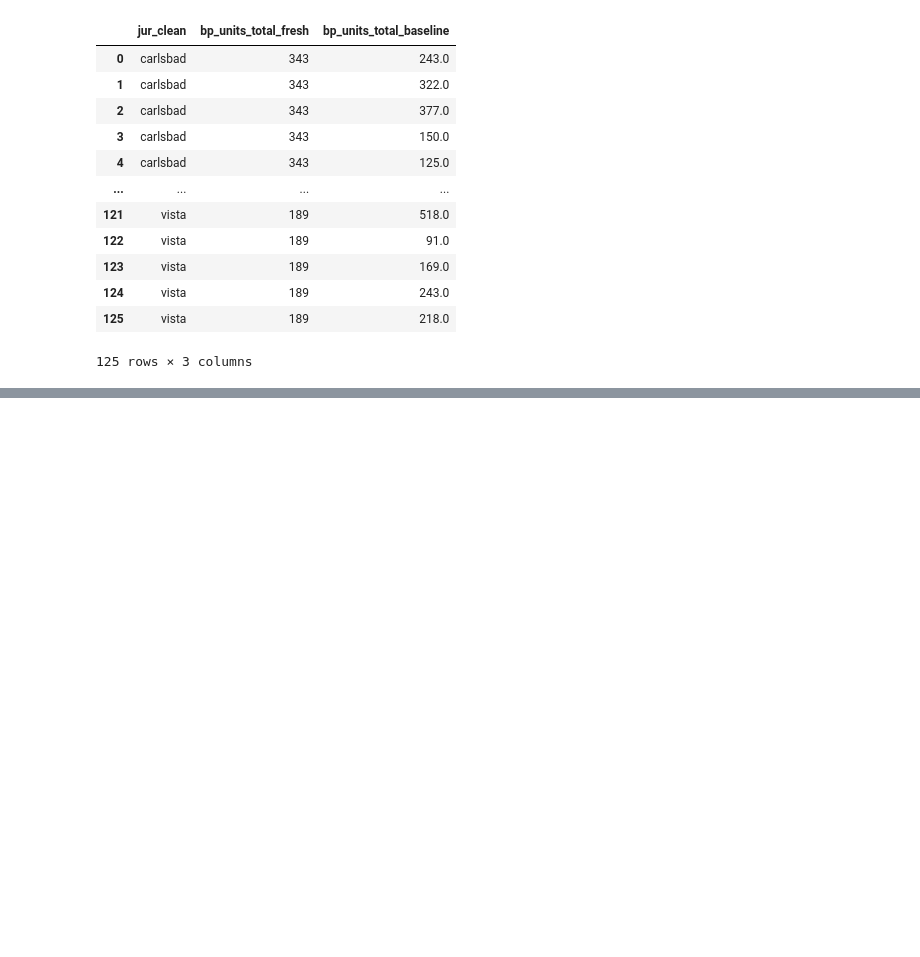
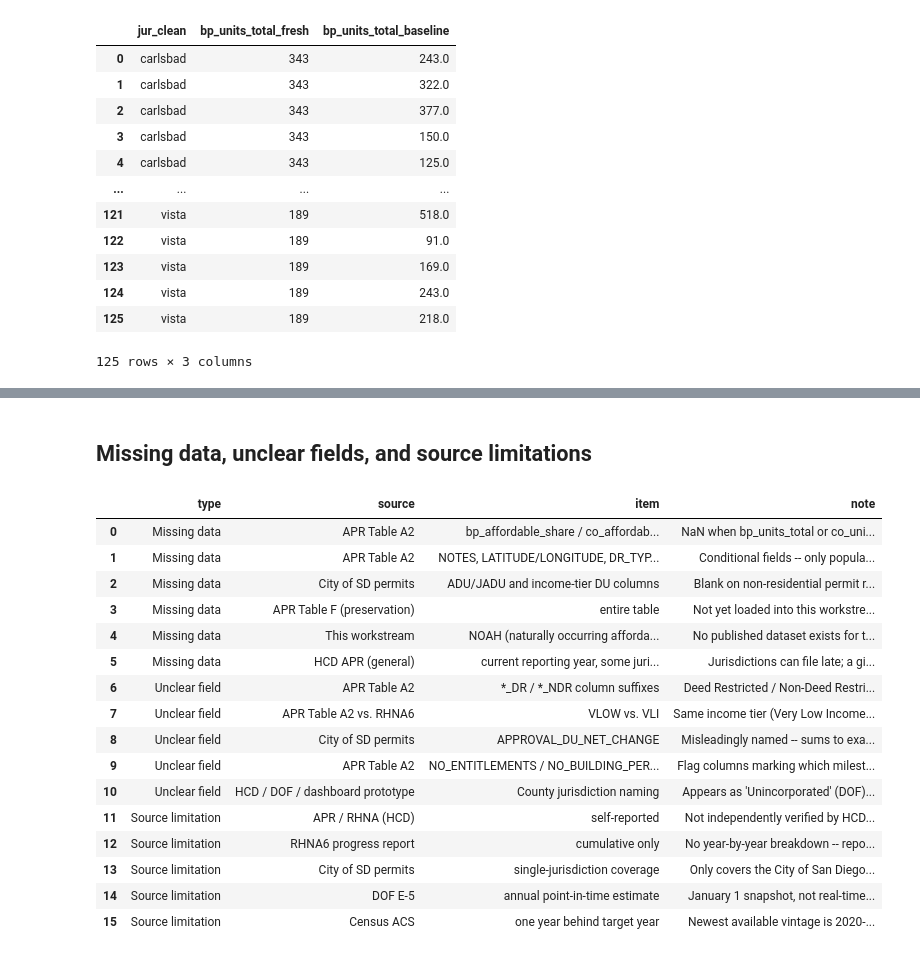
Before and after one commit to laurenthanhvo/chpd-dashboard-data-validation, a Jupyter notebook: van's work/notebooks/rhna_housing_production.ipynb, the cells around one changed output, grey strips where cells are left out. Cells and saved outputs as stored; diff of their text form; code cells hidden in the pictures; blank space fills up the shorter version.

```diff
--- a/van's work/notebooks/rhna_housing_production.ipynb
+++ b/van's work/notebooks/rhna_housing_production.ipynb
@@ -648,0 +780,63 @@ Compared 126 rows; 125 mismatches.
+# %% [markdown]
+## Missing data, unclear fields, and source limitations
+# %%
+data_quality_log = pd.DataFrame([
+    # -- Missing data --
+    {"type": "Missing data", "source": "APR Table A2", "item": "bp_affordable_share / co_affordable_share",
+     "note": "NaN when bp_units_total or co_units_total is 0 for that jurisdiction-year (0/0), not a data error -- means zero permits/completions that year, not unknown affordability"},
+    {"type": "Missing data", "source": "APR Table A2", "item": "NOTES, LATITUDE/LONGITUDE, DR_TYPE, FIN_ASSIST_NAME, PRIOR_APN",
+     "note": "Conditional fields -- only populated for specific project types (e.g. DR_TYPE only for deed-restricted units). Sparse by design, not incomplete"},
+    {"type": "Missing data", "source": "City of SD permits", "item": "ADU/JADU and income-tier DU columns",
+     "note": "Blank on non-residential permit rows (electrical, plumbing, signage, etc.) -- expected, filtered out of sd_permits_housing"},
+    {"type": "Missing data", "source": "APR Table F (preservation)", "item": "entire table",
+     "note": "Not yet loaded into this workstream. Exists as a processed file in the dashboard prototype repo (sd_apr_f_preservation_city_year.csv) but not pulled live here"},
+    {"type": "Missing data", "source": "This workstream", "item": "NOAH (naturally occurring affordable housing) loss estimate",
+     "note": "No published dataset exists for this -- would need to be derived from ACS rent + building-age data. Not started"},
+    {"type": "Missing data", "source": "HCD APR (general)", "item": "current reporting year, some jurisdictions",
+     "note": "Jurisdictions can file late; a given year's data may be incomplete for months after the April 1 deadline. Check the 'not found' warning printed when loading before trusting a fresh pull"},
+
+    # -- Unclear fields --
+    {"type": "Unclear field", "source": "APR Table A2", "item": "*_DR / *_NDR column suffixes",
+     "note": "Deed Restricted / Non-Deed Restricted (whether the affordability requirement is legally recorded on the property). Not explained in the CSV itself -- confirmed from HCD's separate Table A2 data dictionary (.docx)"},
+    {"type": "Unclear field", "source": "APR Table A2 vs. RHNA6", "item": "VLOW vs. VLI",
+     "note": "Same income tier (Very Low Income), different abbreviation between two HCD datasets. Easy to miss if joining/comparing by tier name"},
+    {"type": "Unclear field", "source": "City of SD permits", "item": "APPROVAL_DU_NET_CHANGE",
+     "note": "Misleadingly named -- sums to exactly 0 across a full year of data, unreliable. Real unit counts live in the separate income-tier APPROVAL_DU_* columns instead"},
+    {"type": "Unclear field", "source": "APR Table A2", "item": "NO_ENTITLEMENTS / NO_BUILDING_PERMITS / NO_OTHER_FORMS_OF_READINESS",
+     "note": "Flag columns marking which milestone stages don't apply to a given row -- exact semantics (blank vs. 0 vs. explicit flag) not confirmed against HCD's official field definitions"},
+    {"type": "Unclear field", "source": "HCD / DOF / dashboard prototype", "item": "County jurisdiction naming",
+     "note": "Appears as 'Unincorporated' (DOF), 'SAN DIEGO COUNTY' (APR/RHNA), and 'County of San Diego' in various places -- required manual normalization to a single consistent key ('san diego county') across this notebook"},
+
+    # -- Source limitations --
+    {"type": "Source limitation", "source": "APR / RHNA (HCD)", "item": "self-reported",
+     "note": "Not independently verified by HCD. Quality, completeness, and filing timeliness vary by jurisdiction"},
+    {"type": "Source limitation", "source": "RHNA6 progress report", "item": "cumulative only",
+     "note": "No year-by-year breakdown -- reports cycle-to-date totals only (2021-2029), can't see year-over-year pace toward the target from this file alone"},
+    {"type": "Source limitation", "source": "City of SD permits", "item": "single-jurisdiction coverage",
+     "note": "Only covers the City of San Diego, not the other 17 jurisdictions. Also overlaps with APR for San Diego specifically (~1.04 ratio, 93% APN match) -- don't sum the two for San Diego totals"},
+    {"type": "Source limitation", "source": "DOF E-5", "item": "annual point-in-time estimate",
+     "note": "January 1 snapshot, not real-time. Uses different methodology than ACS, so the two won't match exactly even for the same year"},
+    {"type": "Source limitation", "source": "Census ACS", "item": "one year behind target year",
+     "note": "Newest available vintage is 2020-2024 (\"2024\" data) while APR/DOF/permits target 2025 -- ACS structurally cannot produce 2025 data until ~Dec 2026/Jan 2027. Also a 5-year rolling estimate with margins of error, largest for small jurisdictions like Del Mar (~3,900 population)"},
+])
+
+data_quality_log.to_csv(DOCS_DIR / "data_quality_limitations.csv", index=False)
+data_quality_log
+# %% [output]
+|  | type | source | item | note |
+| 0 | Missing data | APR Table A2 | bp_affordable_share / co_affordab... | NaN when bp_units_total or co_uni... |
+| 1 | Missing data | APR Table A2 | NOTES, LATITUDE/LONGITUDE, DR_TYP... | Conditional fields -- only popula... |
+| 2 | Missing data | City of SD permits | ADU/JADU and income-tier DU columns | Blank on non-residential permit r... |
+| 3 | Missing data | APR Table F (preservation) | entire table | Not yet loaded into this workstre... |
+| 4 | Missing data | This workstream | NOAH (naturally occurring afforda... | No published dataset exists for t... |
+| 5 | Missing data | HCD APR (general) | current reporting year, some juri... | Jurisdictions can file late; a gi... |
+| 6 | Unclear field | APR Table A2 | *_DR / *_NDR column suffixes | Deed Restricted / Non-Deed Restri... |
+| 7 | Unclear field | APR Table A2 vs. RHNA6 | VLOW vs. VLI | Same income tier (Very Low Income... |
+| 8 | Unclear field | City of SD permits | APPROVAL_DU_NET_CHANGE | Misleadingly named -- sums to exa... |
+| 9 | Unclear field | APR Table A2 | NO_ENTITLEMENTS / NO_BUILDING_PER... | Flag columns marking which milest... |
+| 10 | Unclear field | HCD / DOF / dashboard prototype | County jurisdiction naming | Appears as 'Unincorporated' (DOF)... |
+| 11 | Source limitation | APR / RHNA (HCD) | self-reported | Not independently verified by HCD... |
+| 12 | Source limitation | RHNA6 progress report | cumulative only | No year-by-year breakdown -- repo... |
+| 13 | Source limitation | City of SD permits | single-jurisdiction coverage | Only covers the City of San Diego... |
+| 14 | Source limitation | DOF E-5 | annual point-in-time estimate | January 1 snapshot, not real-time... |
+| 15 | Source limitation | Census ACS | one year behind target year | Newest available vintage is 2020-... |
```
Also changed, not shown: parts of 11 cells of this notebook, 4 other files.
